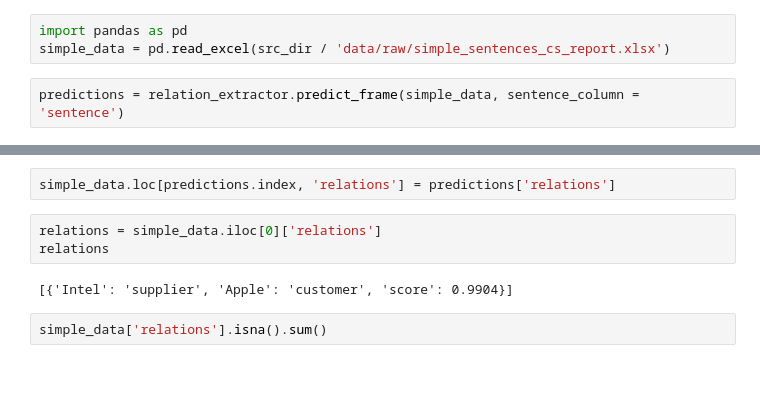
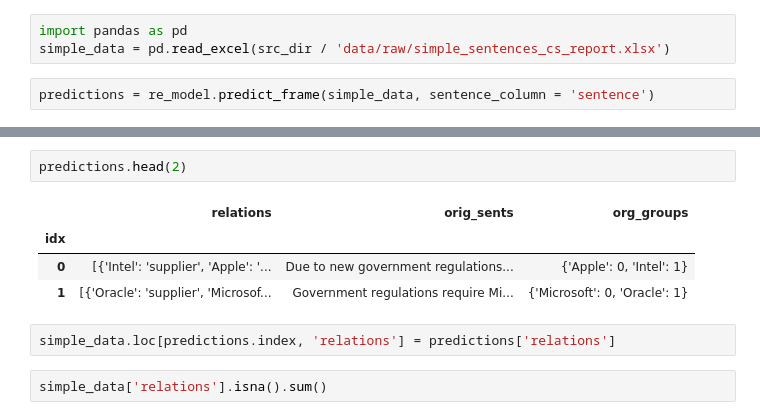
Before and after one commit to iSemantics-ai/Finance-SC-Relations, a Jupyter notebook: DemoNotebooks/relation_extraction_inference.ipynb, the cells around one changed output, grey strips where cells are left out. Saved outputs shown, nothing was run; the diff lists cells and outputs as text; blank space fills up the shorter version.

```diff
--- a/DemoNotebooks/relation_extraction_inference.ipynb
+++ b/DemoNotebooks/relation_extraction_inference.ipynb
@@ -145,5 +116,5 @@ Invalid rows/total: 0/3
 import pandas as pd
 simple_data = pd.read_excel(src_dir / 'data/raw/simple_sentences_cs_report.xlsx')
 # %%
-predictions = relation_extractor.predict_frame(simple_data, sentence_column = 'sentence')
+predictions = re_model.predict_frame(simple_data, sentence_column = 'sentence')
 # %% [output]
@@ -152,10 +123,12 @@ Invalid rows/total: 0/465
+# %%
+predictions.head(2)
+# %% [output]
+|  | relations | orig_sents | org_groups |
+| idx |  |  |  |
+| 0 | [{'Intel': 'supplier', 'Apple': '... | Due to new government regulations... | {'Apple': 0, 'Intel': 1} |
+| 1 | [{'Oracle': 'supplier', 'Microsof... | Government regulations require Mi... | {'Microsoft': 0, 'Oracle': 1} |
 # %%
 simple_data.loc[predictions.index, 'relations'] = predictions['relations']
-# %%
-relations = simple_data.iloc[0]['relations']
-relations
-# %% [output]
-[{'Intel': 'supplier', 'Apple': 'customer', 'score': 0.9904}]
 # %%
 simple_data['relations'].isna().sum()
 # %% [output]
```
Also changed, not shown: parts of 23 cells of this notebook, 3 other files.
